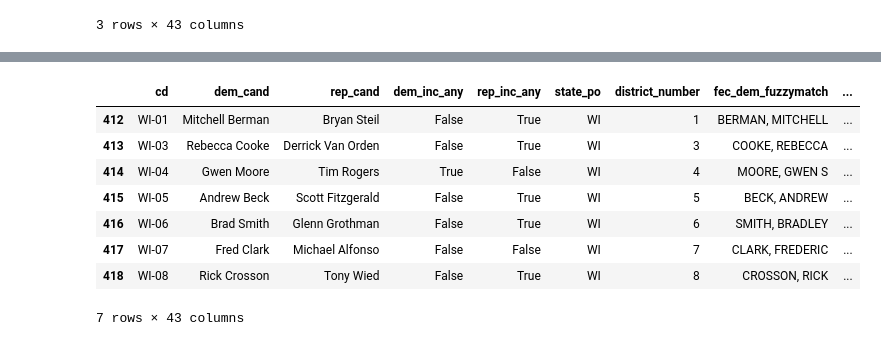
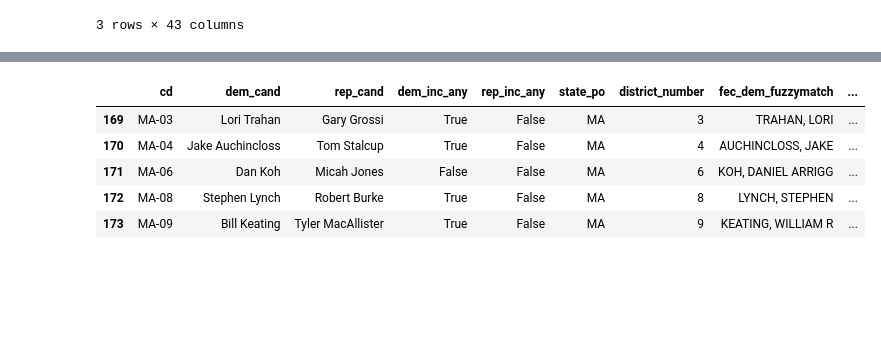
Before and after one commit to Hackquantumcpp/snoutcounter-midterms-2026-model, a Jupyter notebook: prediction/house/03-candidateinfo-wrangling.ipynb, the cells around one changed output, grey strips where cells are left out. Cells and saved outputs as stored; diff of their text form; code cells hidden in the pictures; blank space fills up the shorter version.

```diff
--- a/prediction/house/03-candidateinfo-wrangling.ipynb
+++ b/prediction/house/03-candidateinfo-wrangling.ipynb
@@ -220,6 +220,7 @@ rep_corrections = {
     ("ME-01", "Ronald Russell"):  "RUSSELL, RONALD CHARLES MR.",
     ("WA-02", "Edwin Feller"):    "no_match",
     ("MN-03", "Tyler Bass"): "no_match",
+    ("MA-08", "Robert Burke"): "BURKE, ROBERT G."
 }
 # %%
 for (cd, cand) in dem_corrections.keys():
@@ -847,14 +850,11 @@ fec[(fec['CAND_OFFICE_ST'] == 'TX') &
 # %%
-candinfo[candinfo['state_po'] == 'WI']
+candinfo[candinfo['state_po'] == 'MA']
 # %% [output]
 |  | cd | dem_cand | rep_cand | dem_inc_any | rep_inc_any | state_po | district_number | fec_dem_fuzzymatch | ... |
-| 412 | WI-01 | Mitchell Berman | Bryan Steil | False | True | WI | 1 | BERMAN, MITCHELL | ... |
-| 413 | WI-03 | Rebecca Cooke | Derrick Van Orden | False | True | WI | 3 | COOKE, REBECCA | ... |
-| 414 | WI-04 | Gwen Moore | Tim Rogers | True | False | WI | 4 | MOORE, GWEN S | ... |
-| 415 | WI-05 | Andrew Beck | Scott Fitzgerald | False | True | WI | 5 | BECK, ANDREW | ... |
-| 416 | WI-06 | Brad Smith | Glenn Grothman | False | True | WI | 6 | SMITH, BRADLEY | ... |
-| 417 | WI-07 | Fred Clark | Michael Alfonso | False | False | WI | 7 | CLARK, FREDERIC | ... |
-| 418 | WI-08 | Rick Crosson | Tony Wied | False | True | WI | 8 | CROSSON, RICK | ... |
+| 169 | MA-03 | Lori Trahan | Gary Grossi | True | False | MA | 3 | TRAHAN, LORI | ... |
+| 170 | MA-04 | Jake Auchincloss | Tom Stalcup | True | False | MA | 4 | AUCHINCLOSS, JAKE | ... |
+| 171 | MA-06 | Dan Koh | Micah Jones | False | False | MA | 6 | KOH, DANIEL ARRIGG | ... |
+| 172 | MA-08 | Stephen Lynch | Robert Burke | True | False | MA | 8 | LYNCH, STEPHEN | ... |
+| 173 | MA-09 | Bill Keating | Tyler MacAllister | True | False | MA | 9 | KEATING, WILLIAM R | ... |
-7 rows × 43 columns
 # %%
 candinfo.to_csv('transformed/2026_house_prediction_dataset.csv')
```
Also changed, not shown: parts of 6 cells of this notebook, 26 other files.
